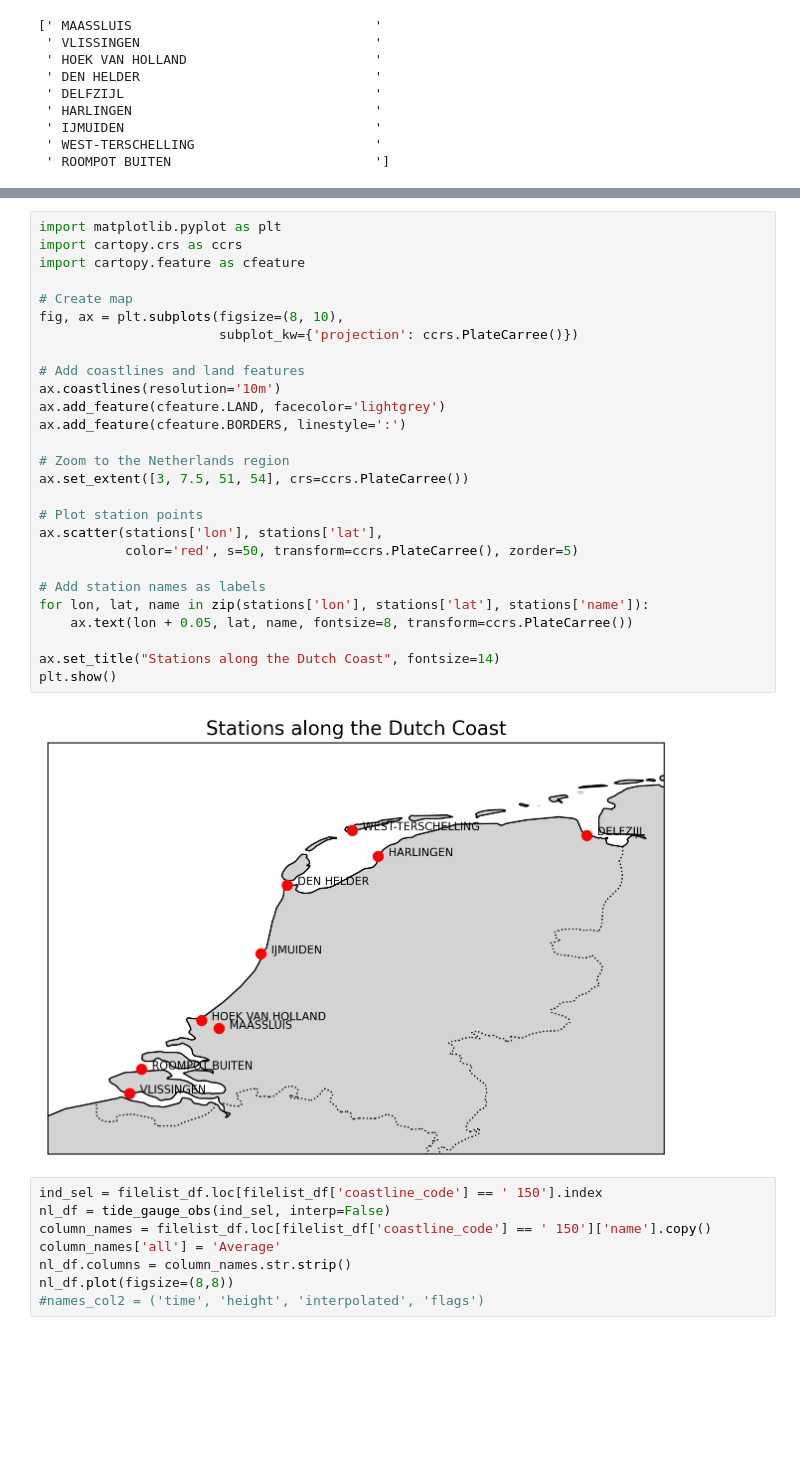
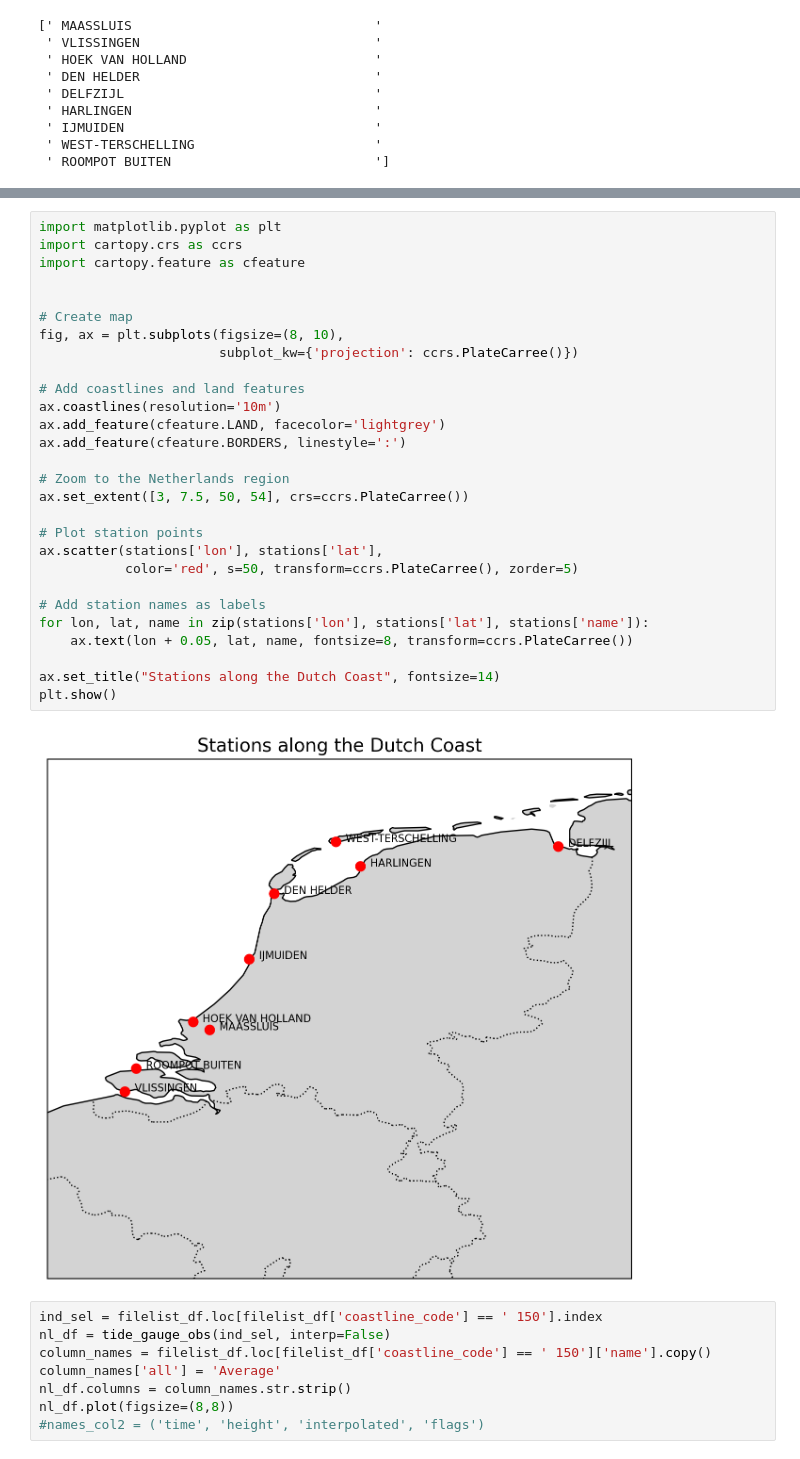
Before and after one commit to Jacobiaan/SLBudget, a Jupyter notebook: notebooks/TideGauges.ipynb, the cells around one changed output, grey strips where cells are left out. Cells and saved outputs as stored; diff of their text form; blank space fills up the shorter version.

```diff
--- a/notebooks/TideGauges.ipynb
+++ b/notebooks/TideGauges.ipynb
@@ -148,32 +525,33 @@ print(stations['name'].to_numpy())
 # %%
 import matplotlib.pyplot as plt
 import cartopy.crs as ccrs
 import cartopy.feature as cfeature
+
 
 # Create map
 fig, ax = plt.subplots(figsize=(8, 10),
                        subplot_kw={'projection': ccrs.PlateCarree()})
 
 # Add coastlines and land features
 ax.coastlines(resolution='10m')
 ax.add_feature(cfeature.LAND, facecolor='lightgrey')
 ax.add_feature(cfeature.BORDERS, linestyle=':')
 
 # Zoom to the Netherlands region
-ax.set_extent([3, 7.5, 51, 54], crs=ccrs.PlateCarree())
+ax.set_extent([3, 7.5, 50, 54], crs=ccrs.PlateCarree())
 
 # Plot station points
 ax.scatter(stations['lon'], stations['lat'],
            color='red', s=50, transform=ccrs.PlateCarree(), zorder=5)
 
 # Add station names as labels
 for lon, lat, name in zip(stations['lon'], stations['lat'], stations['name']):
     ax.text(lon + 0.05, lat, name, fontsize=8, transform=ccrs.PlateCarree())
 
 ax.set_title("Stations along the Dutch Coast", fontsize=14)
 plt.show()
 # %% [output]
-[figure, old version]
+[figure, new version]
 # %%
 ind_sel = filelist_df.loc[filelist_df['coastline_code'] == ' 150'].index
 nl_df = tide_gauge_obs(ind_sel, interp=False)
```
Also changed, not shown: parts of 9 cells of this notebook, 25 other files.
